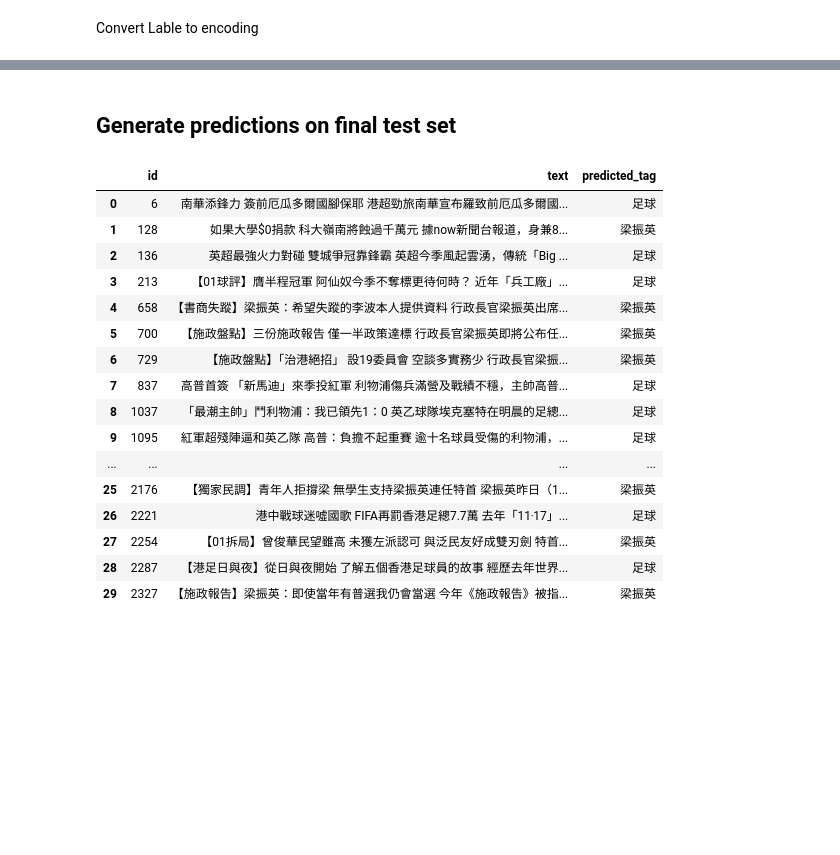
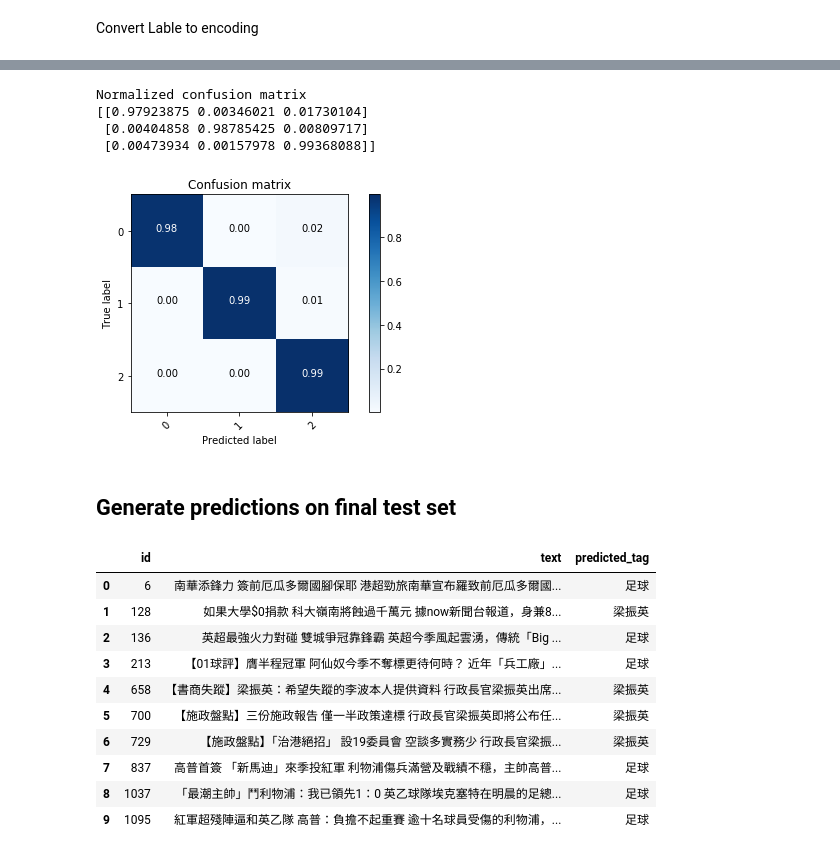
Before and after one commit to jaynpearl/offsite_test, a Jupyter notebook: q3a/Q3a.ipynb, the cells around one changed output, grey strips where cells are left out. Saved outputs shown, nothing was run; the diff lists cells and outputs as text; code cells hidden in the pictures; blank space fills up the shorter version.

Commit message:
Update Q3a with answers to questions and added the confusion matrices for visualizing the model performance

```diff
--- a/q3a/Q3a.ipynb
+++ b/q3a/Q3a.ipynb
@@ -84,7 +102,7 @@ def text_tokenizer(text):
             map(lambda x: re.sub("[！，。～《》：（）【】「」？”“；：、'\s]","",x), # Remove punctuations
                 jieba.cut(HanziConv.toSimplified(soup.get_text())))))
 # %%
-count_vectorizer = CountVectorizer(tokenizer=text_tokenizer, max_features=5000)
+count_vectorizer = CountVectorizer(tokenizer=text_tokenizer, max_features=10000)
 # %% [markdown]
 Fit vectorizer and transform to feature
 # %%
@@ -104,7 +122,13 @@ y = tags_enc.transform(train_df['tags'])
 Trying SVM for this classification problem. Tune hyperparmaeters using grid search with cross validation
 # %%
-params = [{'kernel': ['rbf'], 'gamma': [1e-3, 1e-4, 1e-5],
-                     'C': [1, 10, 100]}]
+params = [{'kernel': ['rbf'],
+           'gamma': [1e-3, 1e-4, 1e-5],
+           'C': [1, 10, 100]
+          },
+          {
+            'kernel': ['linear'],
+            'C': [0.01, 0.1, 1, 10, 100]
+          }]
 # %%
 clf = GridSearchCV(SVC(), params, cv=3)
 clf.fit(X, y)
@@ -157,3 +236,12 @@ weighted avg       0.99      0.99      0.99      1169
+# %%
+%matplotlib inline
+plot_confusion_matrix(cnf_matrix, classes=['0', '1', '2'], title='Confusion matrix', normalize=True)
+# %% [output]
+Normalized confusion matrix
+[[0.97923875 0.00346021 0.01730104]
+ [0.00404858 0.98785425 0.00809717]
+ [0.00473934 0.00157978 0.99368088]]
+[figure, added]
 # %% [markdown]
 ## Generate predictions on final test set
 # %%
@@ -164,24 +252,18 @@ pred_y = clf.predict(ft_X)
 # %%
 final_test_df['predicted_tag']=pd.Series(tags_enc.inverse_transform(pred_y), index=final_test_df.index)
 # %%
-final_test_df.head(30)
+final_test_df.head(10)
 # %% [output]
 |  | id | text | predicted_tag |
 | 0 | 6 | 南華添鋒力 簽前厄瓜多爾國腳保耶 港超勁旅南華宣布羅致前厄瓜多爾國... | 足球 |
 | 1 | 128 | 如果大學$0捐款 科大嶺南將蝕過千萬元 據now新聞台報道，身兼8... | 梁振英 |
 | 2 | 136 | 英超最強火力對碰 雙城爭冠靠鋒霸 英超今季風起雲湧，傳統「Big ... | 足球 |
 | 3 | 213 | 【01球評】膺半程冠軍 阿仙奴今季不奪標更待何時？ 近年「兵工廠」... | 足球 |
 | 4 | 658 | 【書商失蹤】梁振英：希望失蹤的李波本人提供資料 行政長官梁振英出席... | 梁振英 |
 | 5 | 700 | 【施政盤點】三份施政報告 僅一半政策達標 行政長官梁振英即將公布任... | 梁振英 |
 | 6 | 729 | 【施政盤點】「治港絕招」 設19委員會 空談多實務少 行政長官梁振... | 梁振英 |
 | 7 | 837 | 高普首簽 「新馬迪」來季投紅軍 利物浦傷兵滿營及戰績不穩，主帥高普... | 足球 |
 | 8 | 1037 | 「最潮主帥」鬥利物浦：我已領先1：0 英乙球隊埃克塞特在明晨的足總... | 足球 |
 | 9 | 1095 | 紅軍超殘陣逼和英乙隊 高普：負擔不起重賽 逾十名球員受傷的利物浦，... | 足球 |
-| ... | ... | ... | ... |
-| 25 | 2176 | 【獨家民調】青年人拒撐梁 無學生支持梁振英連任特首 梁振英昨日（1... | 梁振英 |
-| 26 | 2221 | 港中戰球迷噓國歌 FIFA再罰香港足總7.7萬 去年「11‧17」... | 足球 |
-| 27 | 2254 | 【01拆局】曾俊華民望雖高 未獲左派認可 與泛民友好成雙刃劍 特首... | 梁振英 |
-| 28 | 2287 | 【港足日與夜】從日與夜開始 了解五個香港足球員的故事 經歷去年世界... | 足球 |
-| 29 | 2327 | 【施政報告】梁振英：即使當年有普選我仍會當選 今年《施政報告》被指... | 梁振英 |
 # %%
 final_test_df.to_csv('prediction.csv')
```
Also changed, not shown: parts of 14 cells of this notebook, 2 other files.
